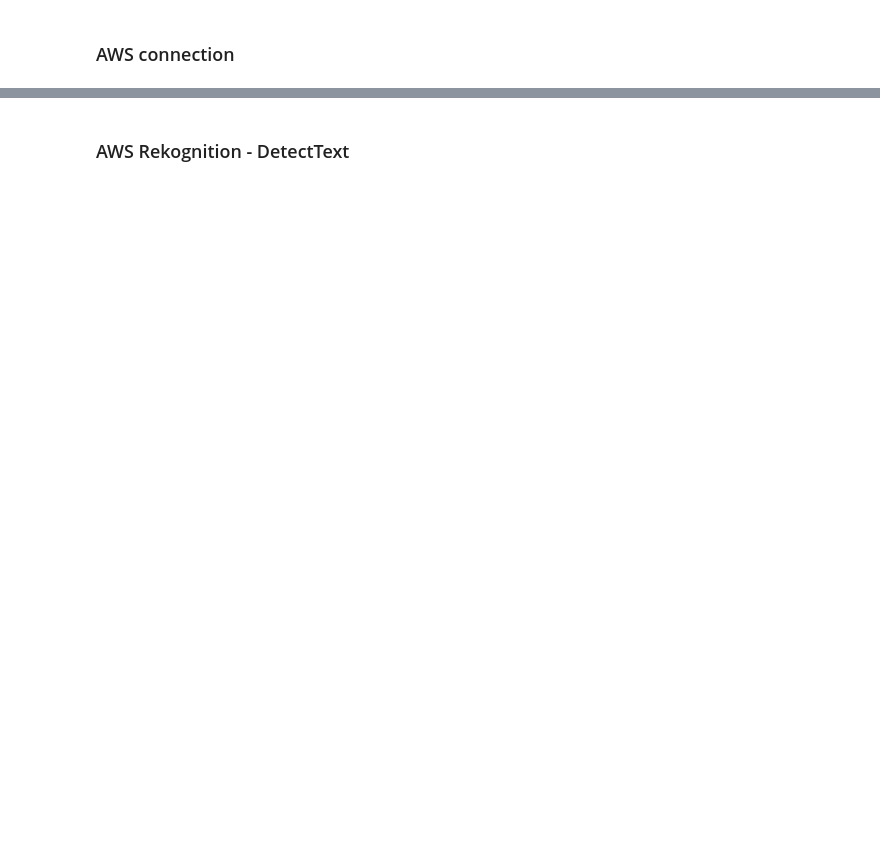
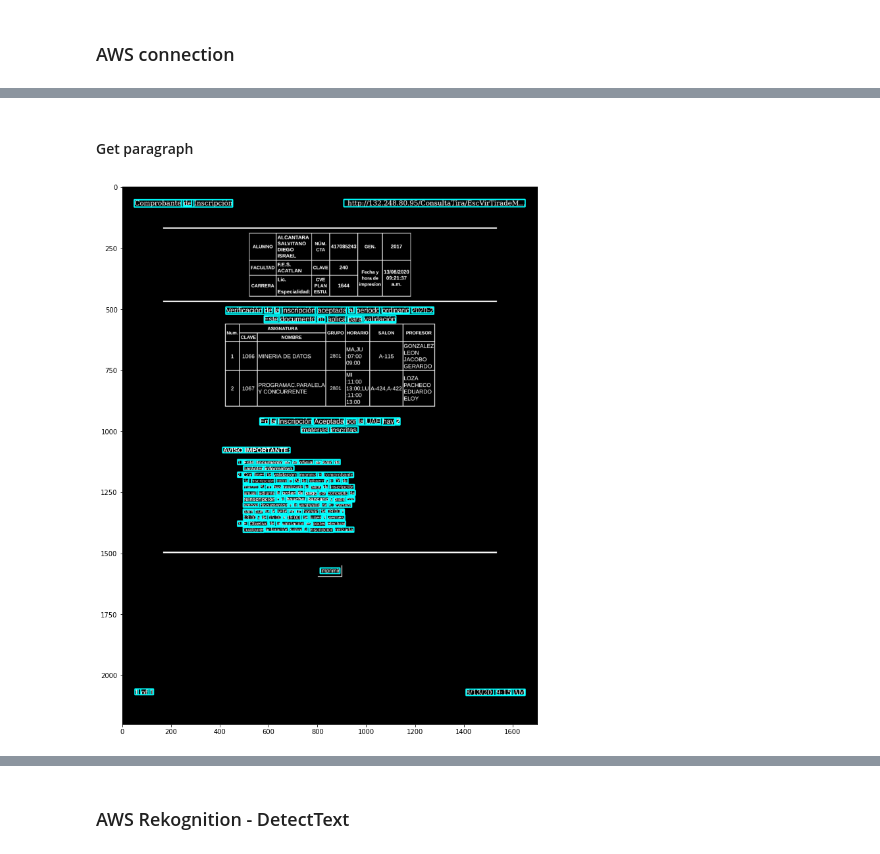
Before and after one commit to diegoias12/BBVA-Hackathon-2020---Interpretador-inteligente, a Jupyter notebook: text_detection.ipynb, the cells around one changed output, grey strips where cells are left out. Drawn from its saved outputs; the diff is of its cells as text; code cells hidden in the pictures; blank space fills up the shorter version.

```diff
--- a/text_detection.ipynb
+++ b/text_detection.ipynb
@@ -73,0 +189,8 @@ if file_path.split('.')[-1] == 'pdf':
+# %%
+# Get line and word block type rows indexes
+block_line_word_index = get_blocktypes_indexes(analyze_document['BlockType'], ['LINE', 'WORD'])
+line_word_bounding_boxes = analyze_document['Bounding_box'].iloc[block_line_word_index]
+
+# Get table block type rows indexes
+block_table_index = get_blocktypes_indexes(analyze_document['BlockType'], ['TABLE'])
+table_bounding_boxes = analyze_document['Bounding_box'].iloc[block_table_index]
@@ -73,0 +248,14 @@ if file_path.split('.')[-1] == 'pdf':
+# %% [markdown]
+#### Get paragraph
+# %%
+# Select line and word block type rows that do not belong to a table
+paragraph_content = []
+for table_bounding_box in table_bounding_boxes:
+    paragraph_content.append(are_boxes_inside_box(list(line_word_bounding_boxes), table_bounding_box))
+selected_paragrahs = paragraph_content[0]
+for paragraph in paragraph_content[1:]:
+    selected_paragrahs = [not(selected_paragrahs[idx] or paragraph[idx]) for idx in range(len(selected_paragrahs))]
+
+plot_image_bounding_boxes(file_path, line_word_bounding_boxes.iloc[selected_paragrahs])
+# %% [output]
+[figure, added]
```
Also changed, not shown: parts of 26 cells of this notebook, 13 other files.
